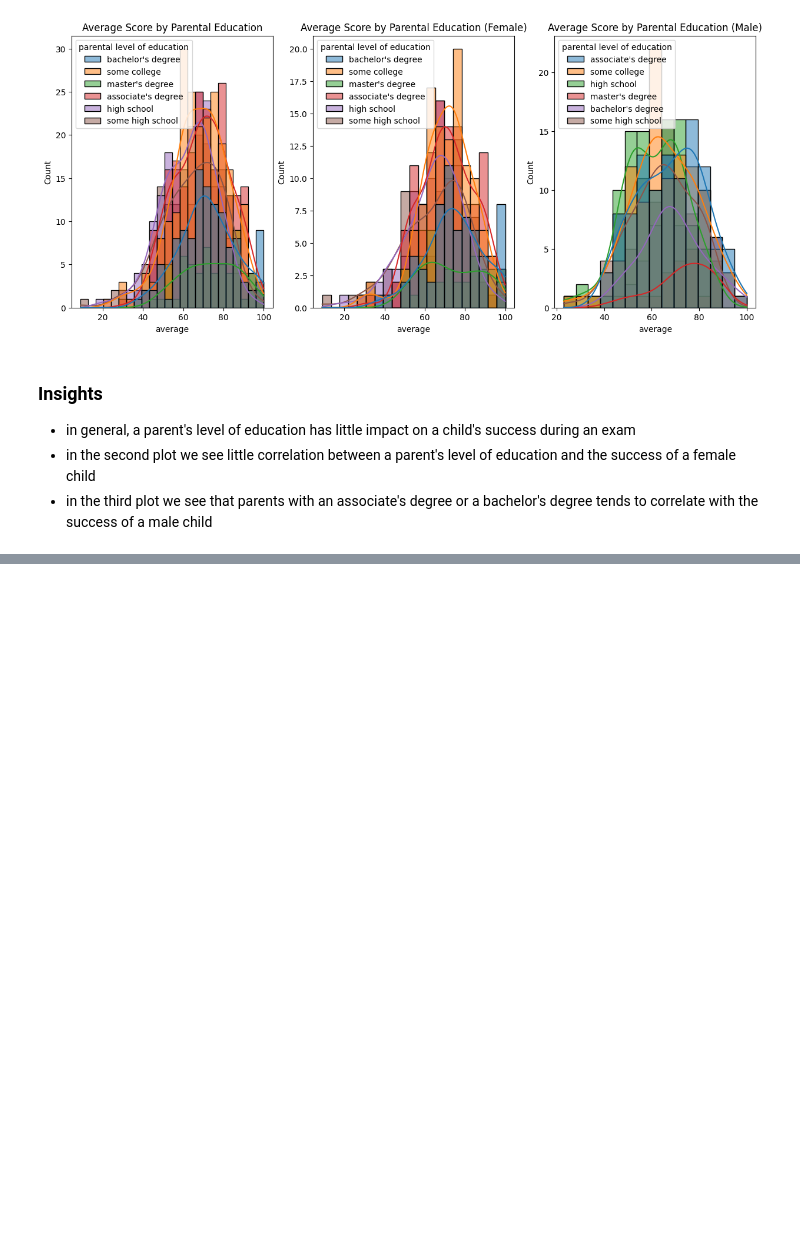
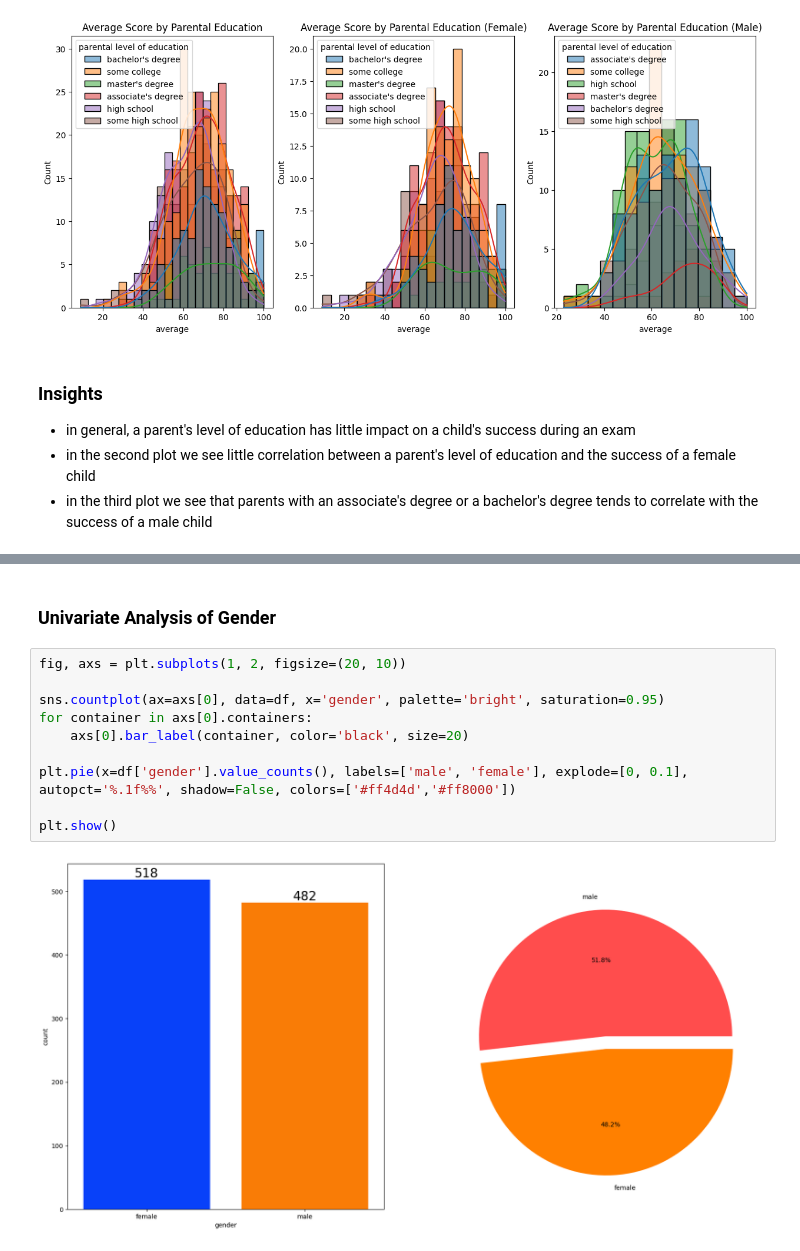
Before and after one commit to hilpresent/ml-project, a Jupyter notebook: notebook/EDA.ipynb, the cells around one changed output, grey strips where cells are left out. Cells and saved outputs as stored; diff of their text form; blank space fills up the shorter version.

```diff
--- a/notebook/EDA.ipynb
+++ b/notebook/EDA.ipynb
@@ -340,0 +459,14 @@ plt.show()
+# %% [markdown]
+### Univariate Analysis of Gender
+# %%
+fig, axs = plt.subplots(1, 2, figsize=(20, 10))
+
+sns.countplot(ax=axs[0], data=df, x='gender', palette='bright', saturation=0.95)
+for container in axs[0].containers:
+    axs[0].bar_label(container, color='black', size=20)
+
+plt.pie(x=df['gender'].value_counts(), labels=['male', 'female'], explode=[0, 0.1], autopct='%.1f%%', shadow=False, colors=['#ff4d4d','#ff8000'])
+
+plt.show()
+# %% [output]
+[figure, added]
```
Also changed, not shown: parts of 18 cells of this notebook.
